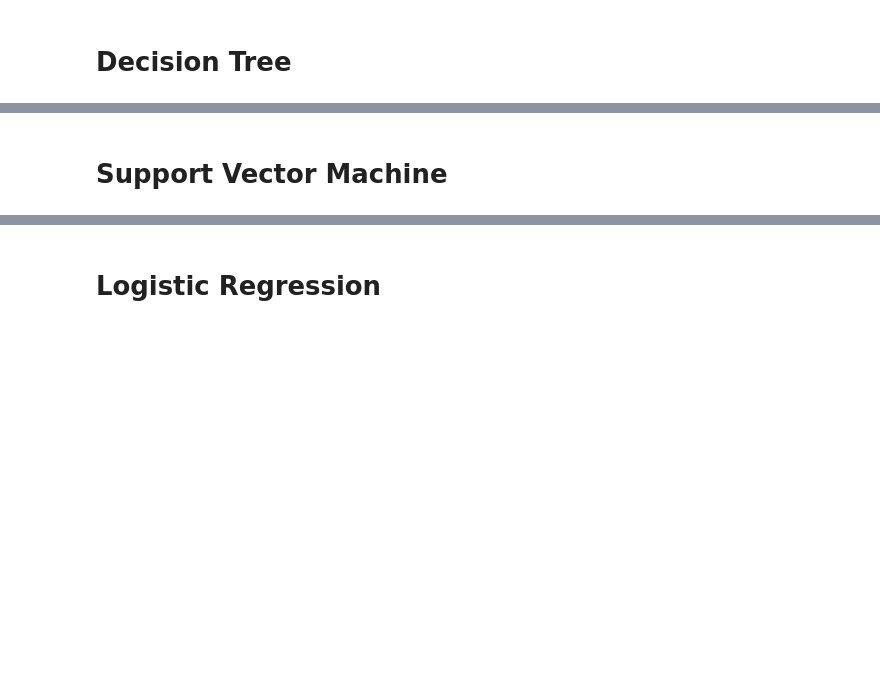
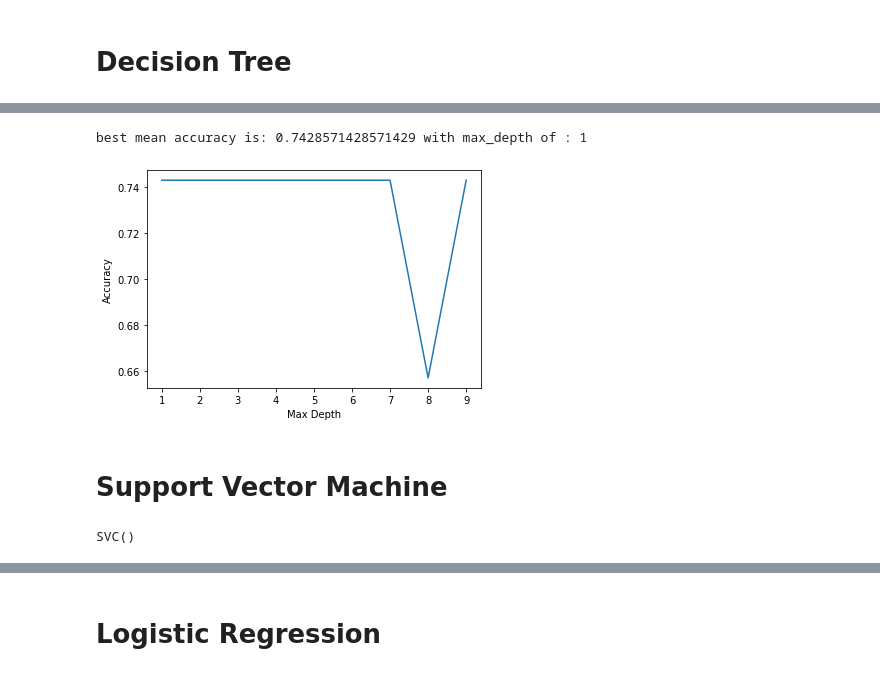
Before and after one commit to Dirac156/coursera-ibm-ml-capston-project, a Jupyter notebook: ML0101EN-Proj-Loan-py-v1 (1).ipynb, the cells around one changed output, grey strips where cells are left out. Saved outputs shown, nothing was run; the diff lists cells and outputs as text; code cells hidden in the pictures; blank space fills up the shorter version.

```diff
--- a/ML0101EN-Proj-Loan-py-v1 (1).ipynb
+++ b/ML0101EN-Proj-Loan-py-v1 (1).ipynb
@@ -346,18 +353,32 @@ plt.show()
 # %%
-# create model
-
-from sklearn.tree import DecisionTreeClassifier
-from sklearn import metrics
-
 accuracies = []
 
 for n in range(1, 10):
     loan_tree = DecisionTreeClassifier(criterion="entropy", max_depth=n)
     loan_tree.fit(train_x, train_y)
     ypred = loan_tree.predict(test_x)
-    acc = metrics.accuracy_score(test_y, tpred)
+    acc = metrics.accuracy_score(test_y, ypred)
     accuracies.append(acc)
 
-accuracies
+best_mean_acc_tree = np.array(accuracies).max()
+best_depth = np.array(accuracies).argmax() + 1
+print("best mean accuracy is:", best_mean_acc_tree, "with max_depth of :", best_depth)
+# %% [output]
+best mean accuracy is: 0.7428571428571429 with max_depth of : 1
+# %%
+# plot the result
+accuracies = np.array(accuracies)
+plt.plot(range(1,10), accuracies)
+plt.ylabel("Accuracy")
+plt.xlabel("Max Depth")
+plt.show()
+# %% [output]
+[figure, added]
 # %% [markdown]
 # Support Vector Machine
+# %%
+from sklearn import svm
+clf = svm.SVC(kernel='rbf')
+clf.fit(train_x, train_y)
+# %% [output]
+SVC()
```
Also changed, not shown: parts of 8 cells of this notebook.
